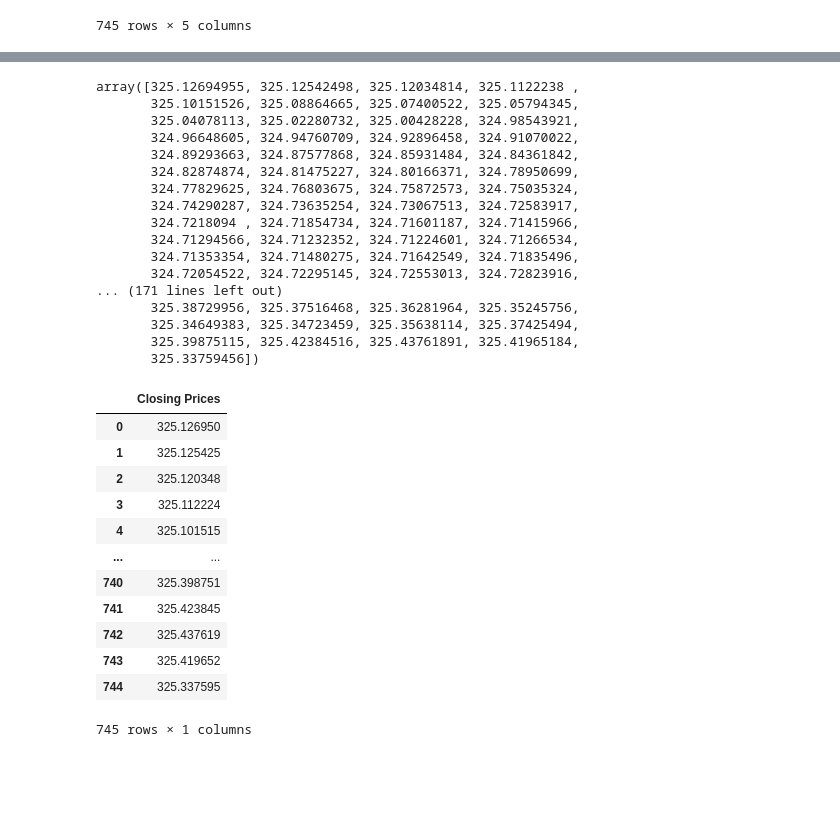
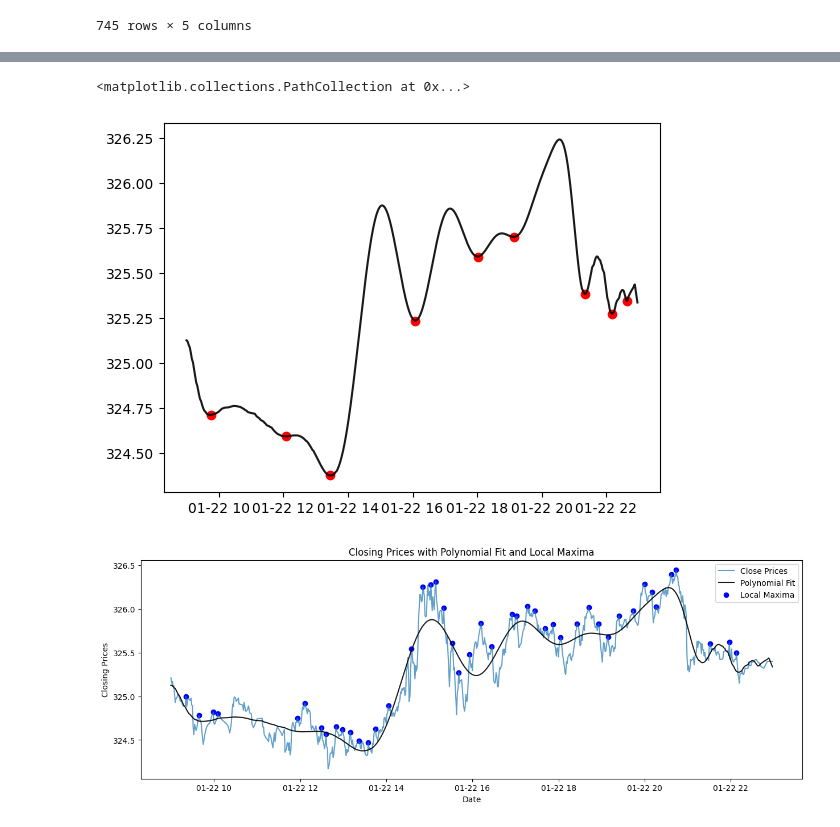
Before and after one commit to dahmadi/TheTrendIsYourFriend, a Jupyter notebook: TrendIsYourFriend.ipynb, the cells around one changed output, grey strips where cells are left out. Drawn from its saved outputs; the diff is of its cells as text; code cells hidden in the pictures; blank space fills up the shorter version.

```diff
--- a/TrendIsYourFriend.ipynb
+++ b/TrendIsYourFriend.ipynb
@@ -201,38 +126,41 @@ array([  0,   1,   2,   3,   4,   5,   6,   7,   8,   9,  10,  11,  12,
-# %%
-display(y_polynomial)
-# %% [output]
-array([325.12694955, 325.12542498, 325.12034814, 325.1122238 ,
-       325.10151526, 325.08864665, 325.07400522, 325.05794345,
-       325.04078113, 325.02280732, 325.00428228, 324.98543921,
-       324.96648605, 324.94760709, 324.92896458, 324.91070022,
-       324.89293663, 324.87577868, 324.85931484, 324.84361842,
-       324.82874874, 324.81475227, 324.80166371, 324.78950699,
-       324.77829625, 324.76803675, 324.75872573, 324.75035324,
-       324.74290287, 324.73635254, 324.73067513, 324.72583917,
-       324.7218094 , 324.71854734, 324.71601187, 324.71415966,
-       324.71294566, 324.71232352, 324.71224601, 324.71266534,
-       324.71353354, 324.71480275, 324.71642549, 324.71835496,
-       324.72054522, 324.72295145, 324.72553013, 324.72823916,
-... (171 lines left out)
-       325.38729956, 325.37516468, 325.36281964, 325.35245756,
-       325.34649383, 325.34723459, 325.35638114, 325.37425494,
-       325.39875115, 325.42384516, 325.43761891, 325.41965184,
-       325.33759456])
-# %%
-y_polynomial_df = pd.DataFrame(y_polynomial)
-y_polynomial_df.columns = ['Closing Prices']
-y_polynomial_df
-# %% [output]
-|  | Closing Prices |
-| 0 | 325.126950 |
-| 1 | 325.125425 |
-| 2 | 325.120348 |
-| 3 | 325.112224 |
-| 4 | 325.101515 |
-| ... | ... |
-| 740 | 325.398751 |
-| 741 | 325.423845 |
-| 742 | 325.437619 |
-| 743 | 325.419652 |
-| 744 | 325.337595 |
-745 rows × 1 columns
+# %%
+local_poly_minima = argrelextrema(y_polynomial, np.less, order=5)[0]
+
+# Plot polynomial fit
+plt.plot(updated_ticker_data.index[:min_length], y_polynomial, '-', markersize=1.0, color='black', alpha=0.9, label='Polynomial Fit')
+
+# Plot red dots at local minima
+plt.scatter(updated_ticker_data.index[local_poly_minima], y_polynomial[local_poly_minima], color='red', label='Local Minima')
+# %% [output]
+<matplotlib.collections.PathCollection at 0x...>
+[figure, added]
+# %%
+# Plot the stock data, polynomial fit, and local minima and maxima
+plt.figure(figsize=(15, 5))
+
+# Plot the close prices
+min_length = min(len(updated_ticker_data.index), len(updated_ticker_data['close']))
+plt.plot(updated_ticker_data.index[:min_length], updated_ticker_data['close'][:min_length], label='Close Prices', alpha=0.7)
+
+# Polynomial fit
+x_data = np.arange(min_length)
+polynomial_degree = 100  # Adjust as needed
+polynomial_coefficients = np.polyfit(x_data, updated_ticker_data['close'][:min_length], polynomial_degree)
+y_polynomial = np.polyval(polynomial_coefficients, x_data)
+
+# Plot the polynomial fit
+plt.plot(updated_ticker_data.index[:min_length], y_polynomial, '-', markersize=1.0, color='black', alpha=0.9, label='Polynomial Fit')
+
+# Find local maxima indices using scipy's argrelextrema
+maxima_indices = argrelextrema(updated_ticker_data['close'].values[:min_length], np.greater, order=5)[0]
+
+# Plot blue dots at local maxima
+plt.scatter(updated_ticker_data.index[maxima_indices], updated_ticker_data['close'].iloc[maxima_indices], color='blue', label='Local Maxima')
+
+plt.title('Closing Prices with Polynomial Fit and Local Maxima')
+plt.xlabel('Date')
+plt.ylabel('Closing Prices')
+plt.legend()
+plt.show()
+# %% [output]
+[figure, added]
```
Also changed, not shown: parts of 5 cells of this notebook.
